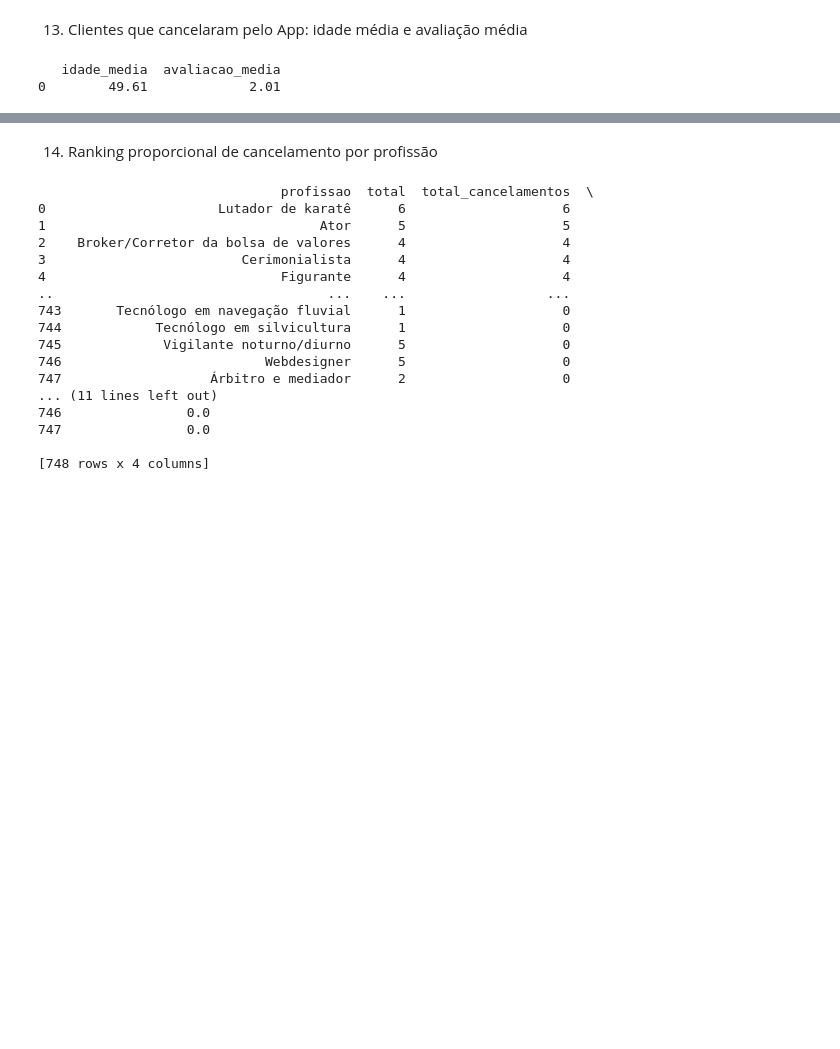
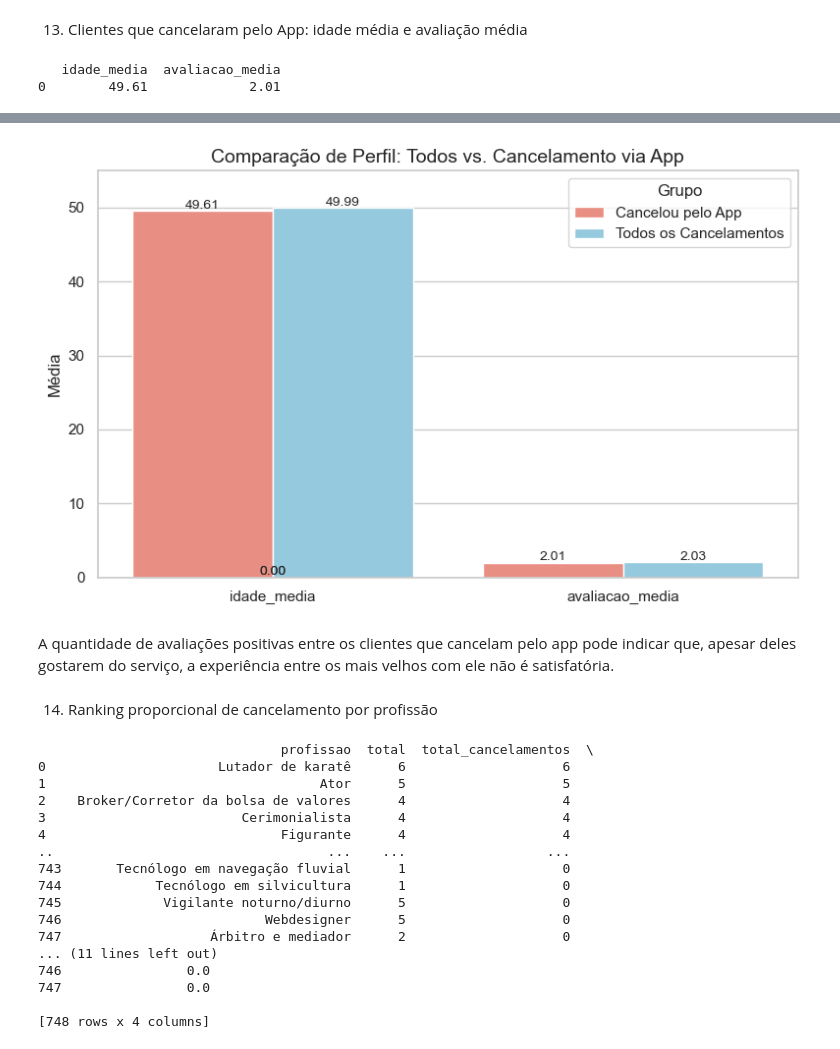
Before and after one commit to Anavillas/final-project, a Jupyter notebook: notebooks/hypothesis_three_and_four.ipynb, the cells around one changed output, grey strips where cells are left out. Cells and saved outputs as stored; diff of their text form; code cells hidden in the pictures; blank space fills up the shorter version.

```diff
--- a/notebooks/hypothesis_three_and_four.ipynb
+++ b/notebooks/hypothesis_three_and_four.ipynb
@@ -309,3 +423,45 @@ print(df_cancel_app)
+# %%
+# Reestruturar os dados para gráfico
+df_melt = df_comparativo_idade_avaliacao.melt(
+    id_vars='grupo',
+    var_name='Métrica',
+    value_name='Valor'
+)
+
+# Cores por grupo
+palette = {
+    'Cancelou pelo App': 'salmon',
+    'Todos os Cancelamentos': 'skyblue'
+}
+
+# Criar gráfico
+plt.figure(figsize=(8, 5))
+ax = sns.barplot(
+    data=df_melt,
+    x='Métrica',
+    y='Valor',
+    hue='grupo',
+    palette=palette
+)
+
+plt.title("Comparação de Perfil: Todos vs. Cancelamento via App", fontsize=14)
+plt.ylabel("Média")
+plt.xlabel("")
+
+# Adiciona os valores no topo das barras
+for p in ax.patches:
+    ax.annotate(f'{p.get_height():.2f}',
+                (p.get_x() + p.get_width() / 2., p.get_height() + 0.3),
+                ha='center', fontsize=10)
+
+plt.ylim(0, df_melt['Valor'].max() + 5)
+plt.legend(title='Grupo')
+plt.tight_layout()
+plt.show()
+# %% [output]
+[figure, added]
+# %% [markdown]
+A quantidade de avaliações positivas entre os clientes que cancelam pelo app pode indicar que, apesar deles gostarem do serviço, a experiência entre os mais velhos com ele não é satisfatória.
 # %% [markdown]
 14.  Ranking proporcional de cancelamento por profissão
 # %%
```
Also changed, not shown: parts of 28 cells of this notebook.
